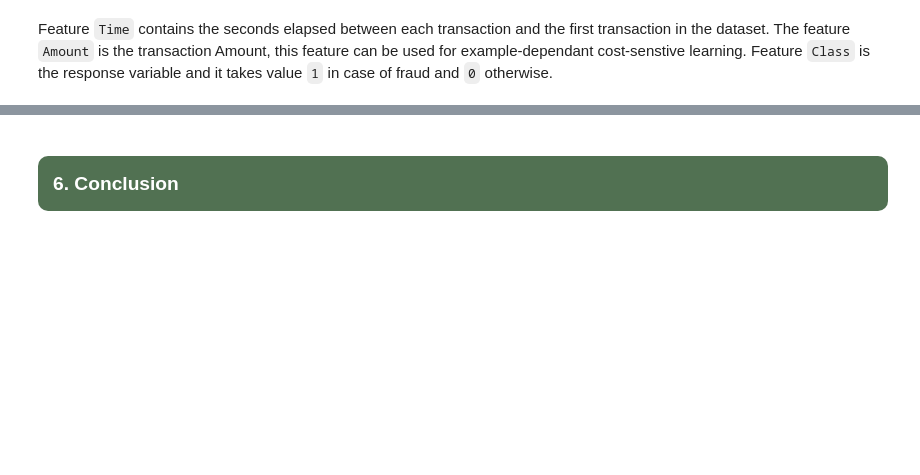
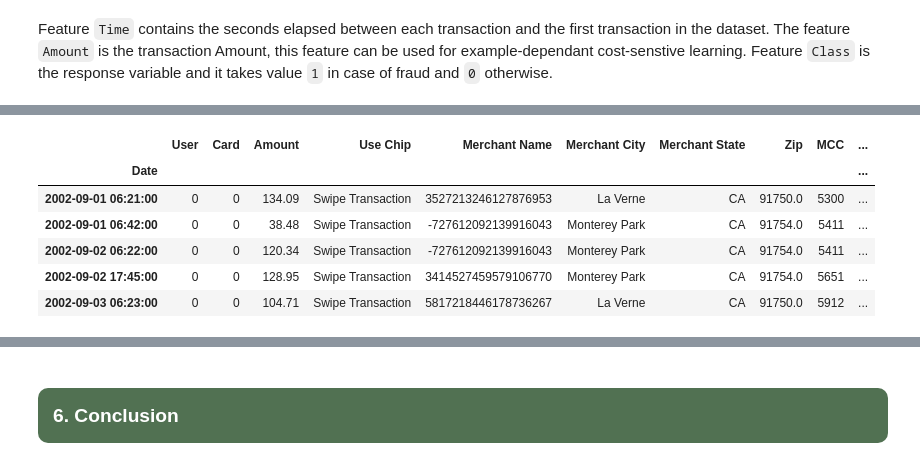
Before and after one commit to techthumb1/Data-Engineering-Credit-Card-Transactions, a Jupyter notebook: data_modelling/Credit-Card-Fraud-Detection-Transactions.ipynb, the cells around one changed output, grey strips where cells are left out. Cells and saved outputs as stored; diff of their text form; code cells hidden in the pictures; blank space fills up the shorter version.

```diff
--- a/data_modelling/Credit-Card-Fraud-Detection-Transactions.ipynb
+++ b/data_modelling/Credit-Card-Fraud-Detection-Transactions.ipynb
@@ -286,16 +313,13 @@ KeyError: 'Year'
+# %%
+# Add a digit to beginning of the zip code not startswith 9
+df['Zip'] = df['Zip'].astype(str)
+df['Zip'] = df['Zip'].apply(lambda x: '9' + x if not x.startswith('9') else x)
 # %%
-# Create a function to encode the categorical variables
-df['Zip'] = df['Zip'].fillna(0)
+# Create a new column for the amount of money spent per transaction
+# Convert features to categorical
 df['Amount'] = df['Amount'].apply(lambda value: float(value.split("$")[1]))
-
-df['Hour'] = df['Time'].apply(lambda value: int(value.split(":")[0]))
-df['Minutes'] = df['Time'].apply(lambda value: int(value.split(":")[1]))
-df.drop(['Time'], axis=1, inplace=True)
-
-
 df['Card'] = df['Card'].astype("object")
 df['Use Chip'] = df['Use Chip'].astype("object")
-
 df['Merchant Name'] = df['Merchant Name'].astype("object")
 df['MCC'] = df['MCC'].astype("object")
 df['Zip'] = df['Zip'].astype("object")
@@ -379,3 +448,13 @@ plot_importance(model, figsize=(10, 10))
+# %%
+df.head()
+# %% [output]
+|  | User | Card | Amount | Use Chip | Merchant Name | Merchant City | Merchant State | Zip | MCC | ... |
+| Date |  |  |  |  |  |  |  |  |  | ... |
+| 2002-09-01 06:21:00 | 0 | 0 | 134.09 | Swipe Transaction | 3527213246127876953 | La Verne | CA | 91750.0 | 5300 | ... |
+| 2002-09-01 06:42:00 | 0 | 0 | 38.48 | Swipe Transaction | -727612092139916043 | Monterey Park | CA | 91754.0 | 5411 | ... |
+| 2002-09-02 06:22:00 | 0 | 0 | 120.34 | Swipe Transaction | -727612092139916043 | Monterey Park | CA | 91754.0 | 5411 | ... |
+| 2002-09-02 17:45:00 | 0 | 0 | 128.95 | Swipe Transaction | 3414527459579106770 | Monterey Park | CA | 91754.0 | 5651 | ... |
+| 2002-09-03 06:23:00 | 0 | 0 | 104.71 | Swipe Transaction | 5817218446178736267 | La Verne | CA | 91750.0 | 5912 | ... |
 # %%
 # Plot the ROC curve
 from sklearn.metrics import confusion_matrix, roc_curve, roc_auc_score, auc
```
Also changed, not shown: parts of 23 cells of this notebook, 1 other file.
